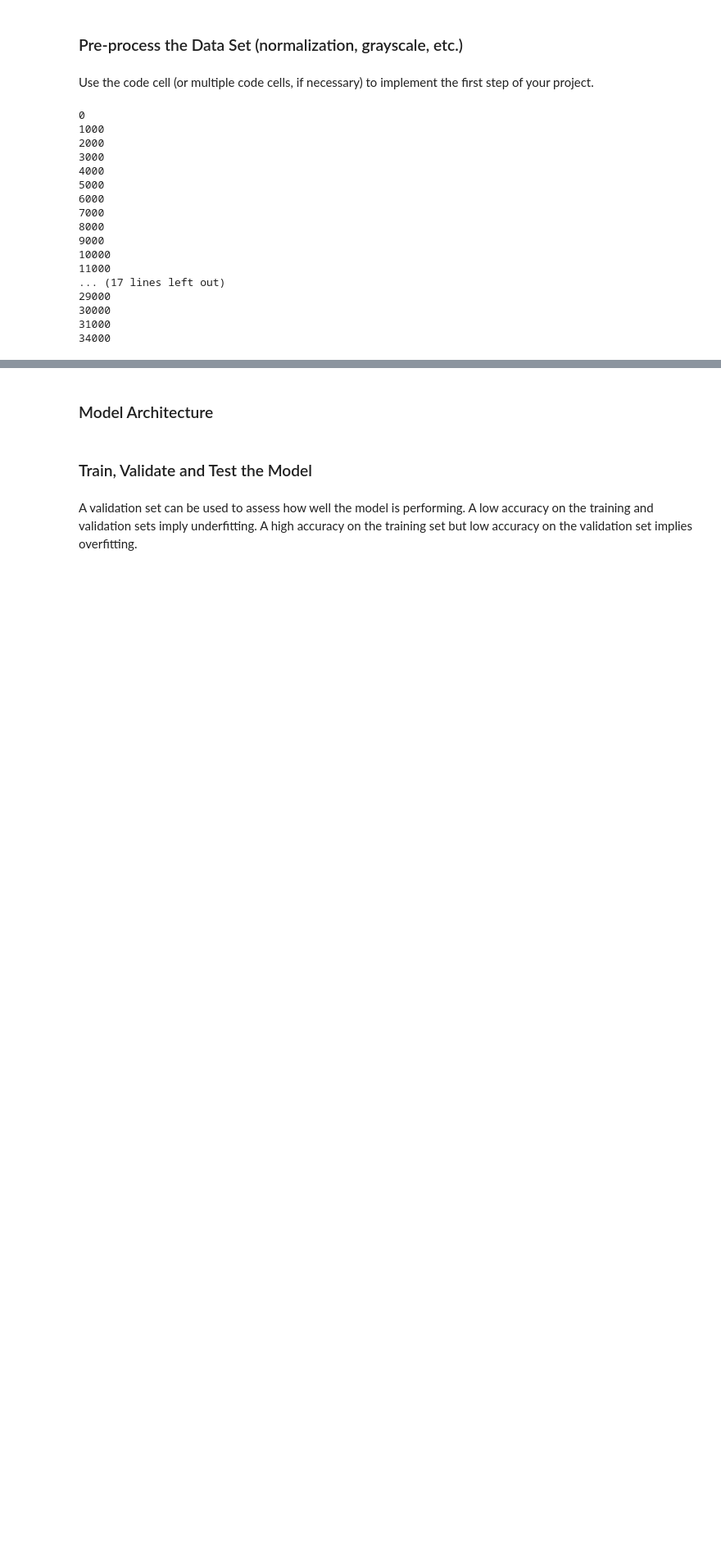
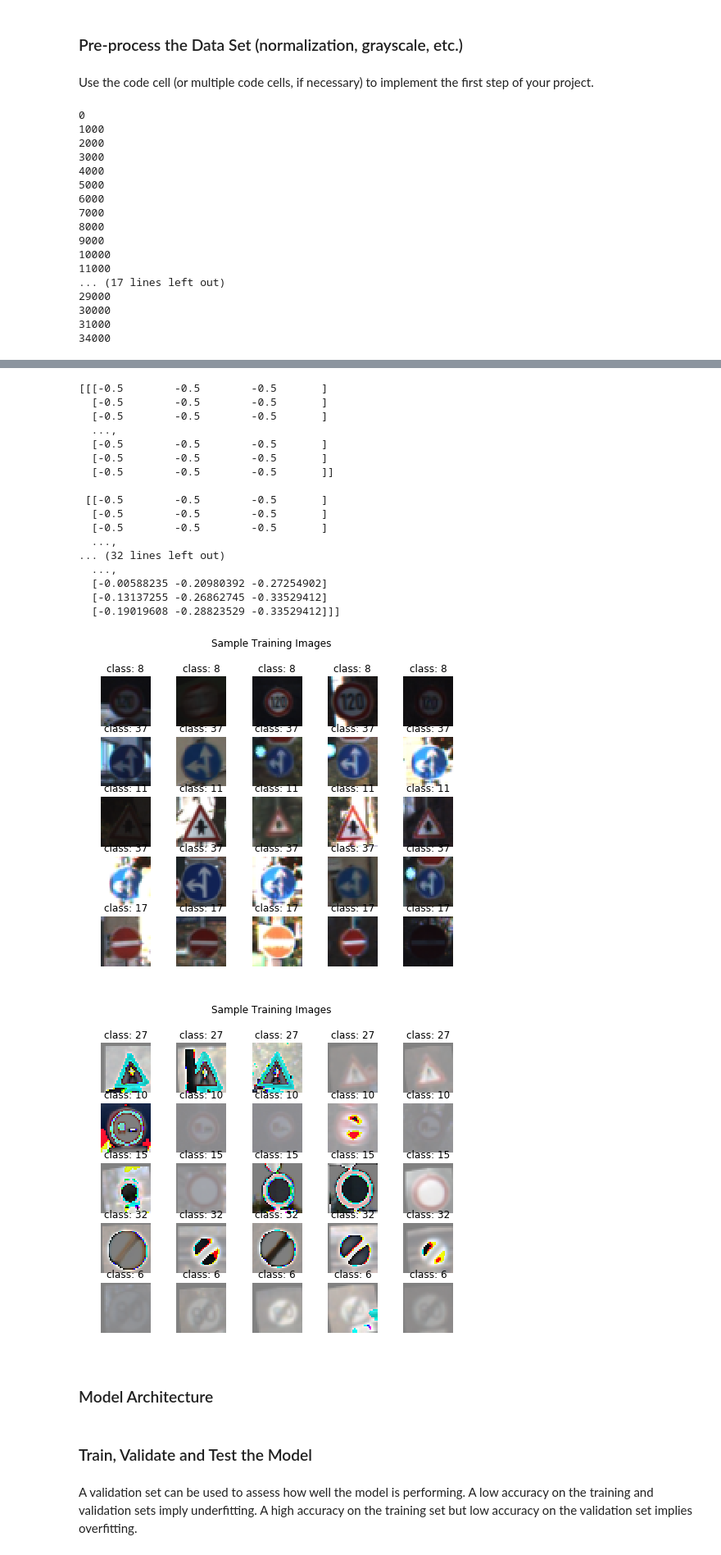
Before and after one commit to orzzzl/Traffic-Sign-Classifier, a Jupyter notebook: Traffic_Sign_Classifier.ipynb, the cells around one changed output, grey strips where cells are left out. Shown at 82% size. Saved outputs shown, nothing was run; the diff lists cells and outputs as text; code cells hidden in the pictures; blank space fills up the shorter version.

```diff
--- a/Traffic_Sign_Classifier.ipynb
+++ b/Traffic_Sign_Classifier.ipynb
@@ -141,11 +164,6 @@ import numpy as np
 from skimage.color import rgb2gray
 from sklearn.utils import shuffle
 
-
-def preprocess(X):
-    #X = cv2.cvtColor(X, cv2.COLOR_BGR2YUV)
-    X = X / 255 - 0.5
-    return X
 
 def aug(X, Y, NUMS_PER_CLASS):
     X_new = []
@@ -171,16 +189,15 @@ def aug(X, Y, NUMS_PER_CLASS):
     for i in range(len(X)):
             X_new.append(X[i])
             y_new.append(Y[i])
-    for i in range(len(X_new)):
-        X_new[i] = preprocess(X_new[i])
     return np.array(X_new), np.array(y_new)
 
 X_train_new, y_train_new = aug(X_train, y_train, 2000)
-X_valid_new, y_valid_new = X_valid, y_valid#aug(X_valid, y_valid, 500)
-
+X_valid_new, y_valid_new = np.copy(X_valid), np.copy(y_valid)
+X_test_new, y_test_new = np.copy(X_test), np.copy(y_test)
 # If I do preprocess on valid data the accuracy will drop to 0.054%, don't know why
-# for i in range(len(X_valid_new)):
-#     X_valid_new[i] = preprocess(X_valid_new[i])
+X_valid_new = X_valid_new / 255 - 0.5
+X_train_new = X_train_new / 255 - 0.5
+X_test_new = X_test_new / 255 - 0.5
 # %% [output]
 0
 1000
@@ -202,15 +219,37 @@ X_valid_new, y_valid_new = X_valid, y_valid#aug(X_valid, y_valid, 500)
 # %%
 print(X_train_new.shape)
 print(y_train_new.shape)
 print(X_valid_new.shape)
 print(y_valid_new.shape)
 helper.draw_class_distribution(y_train_new)
+print(X_train_new[1110])
+display_images(X_train, y_train, 5, 5)
+display_images(X_train_new, y_train_new, 5, 5)
 # %% [output]
 (86010, 32, 32, 3)
 (86010,)
 (4410, 32, 32, 3)
 (4410,)
 [figure]
+[[[-0.5        -0.5        -0.5       ]
+  [-0.5        -0.5        -0.5       ]
+  [-0.5        -0.5        -0.5       ]
+  ...,
+  [-0.5        -0.5        -0.5       ]
+  [-0.5        -0.5        -0.5       ]
+  [-0.5        -0.5        -0.5       ]]
+
+ [[-0.5        -0.5        -0.5       ]
+  [-0.5        -0.5        -0.5       ]
+  [-0.5        -0.5        -0.5       ]
+  ...,
+... (32 lines left out)
+  ...,
+  [-0.00588235 -0.20980392 -0.27254902]
+  [-0.13137255 -0.26862745 -0.33529412]
+  [-0.19019608 -0.28823529 -0.33529412]]]
+[figure, added]
+[figure, added]
 # %% [markdown]
 ### Model Architecture
 # %%
```
Also changed, not shown: parts of 4 cells of this notebook, 4 other files.
